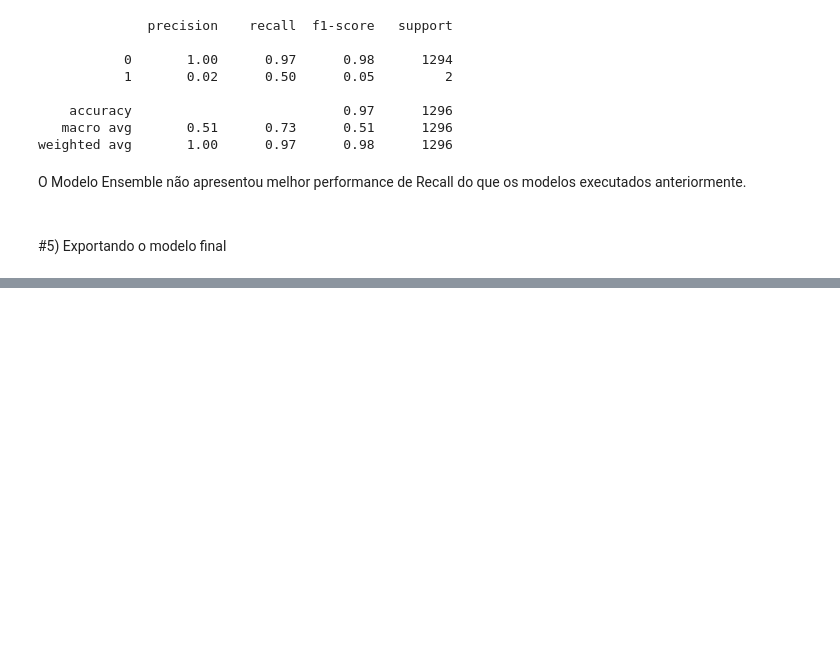
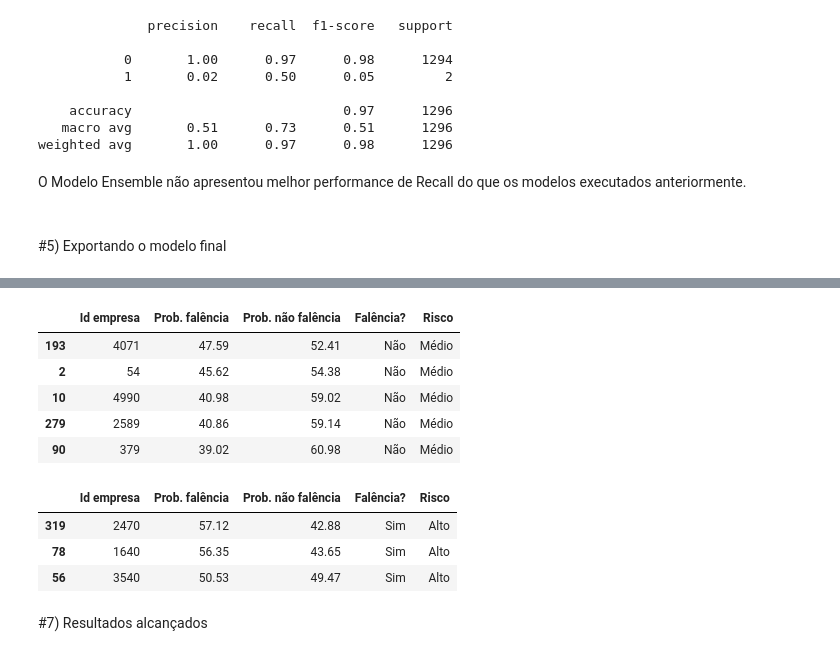
Before and after one commit to JacksonSCorrea/bankruptcy-prediction_machine-learning, a Jupyter notebook: Bankruptcy_Prediction.ipynb, the cells around one changed output, grey strips where cells are left out. Drawn from its saved outputs; the diff is of its cells as text; code cells hidden in the pictures; blank space fills up the shorter version.

```diff
--- a/Bankruptcy_Prediction.ipynb
+++ b/Bankruptcy_Prediction.ipynb
@@ -912,0 +1029,20 @@ with open('Modelo Final.pkl', 'wb') as zip_model:
+# %%
+# Filtrando 5 empresas com MÉDIO risco, com maiores probabilidades de falência
+df_rank[df_rank['Risco']=='Médio'].sort_values(by=['Prob. falência'], ascending=False).head(5)
+# %% [output]
+|  | Id empresa | Prob. falência | Prob. não falência | Falência? | Risco |
+| 193 | 4071 | 47.59 | 52.41 | Não | Médio |
+| 2 | 54 | 45.62 | 54.38 | Não | Médio |
+| 10 | 4990 | 40.98 | 59.02 | Não | Médio |
+| 279 | 2589 | 40.86 | 59.14 | Não | Médio |
+| 90 | 379 | 39.02 | 60.98 | Não | Médio |
+# %%
+# Filtrando 5 empresas com ALTO risco, com maiores probabilidades de falência
+df_rank[df_rank['Risco']=='Alto'].sort_values(by=['Prob. falência'], ascending=False).head(5)
+# %% [output]
+|  | Id empresa | Prob. falência | Prob. não falência | Falência? | Risco |
+| 319 | 2470 | 57.12 | 42.88 | Sim | Alto |
+| 78 | 1640 | 56.35 | 43.65 | Sim | Alto |
+| 56 | 3540 | 50.53 | 49.47 | Sim | Alto |
+# %% [markdown]
+#7) Resultados alcançados
```
Also changed, not shown: parts of 32 cells of this notebook.
